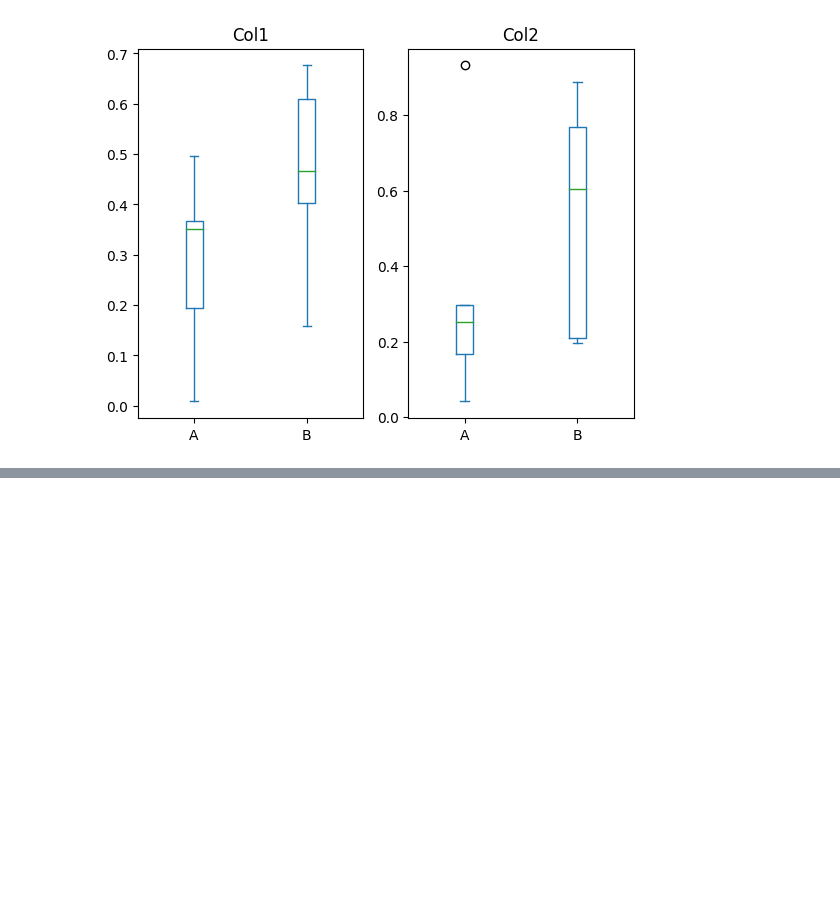
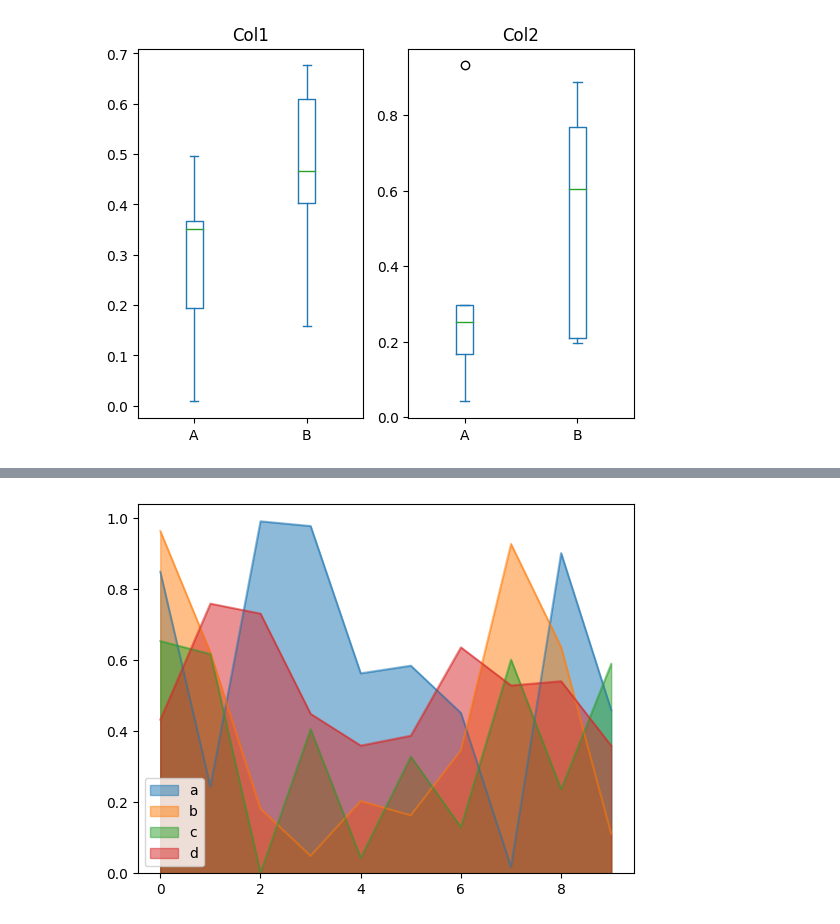
Before and after one commit to xpivan/training, a Jupyter notebook: pandas/UserGuide/chart_visualisation.ipynb, the cells around one changed output, grey strips where cells are left out. Drawn from its saved outputs; the diff is of its cells as text; code cells hidden in the pictures; blank space fills up the shorter version.

```diff
--- a/pandas/UserGuide/chart_visualisation.ipynb
+++ b/pandas/UserGuide/chart_visualisation.ipynb
@@ -302,0 +311,4 @@ bp = df.plot.box(column=["Col1", "Col2"], by="X")
+# %%
+df.plot.area(stacked=False);
+# %% [output]
+[figure, added]
```
Also changed, not shown: parts of 15 cells of this notebook, 1 other file.
